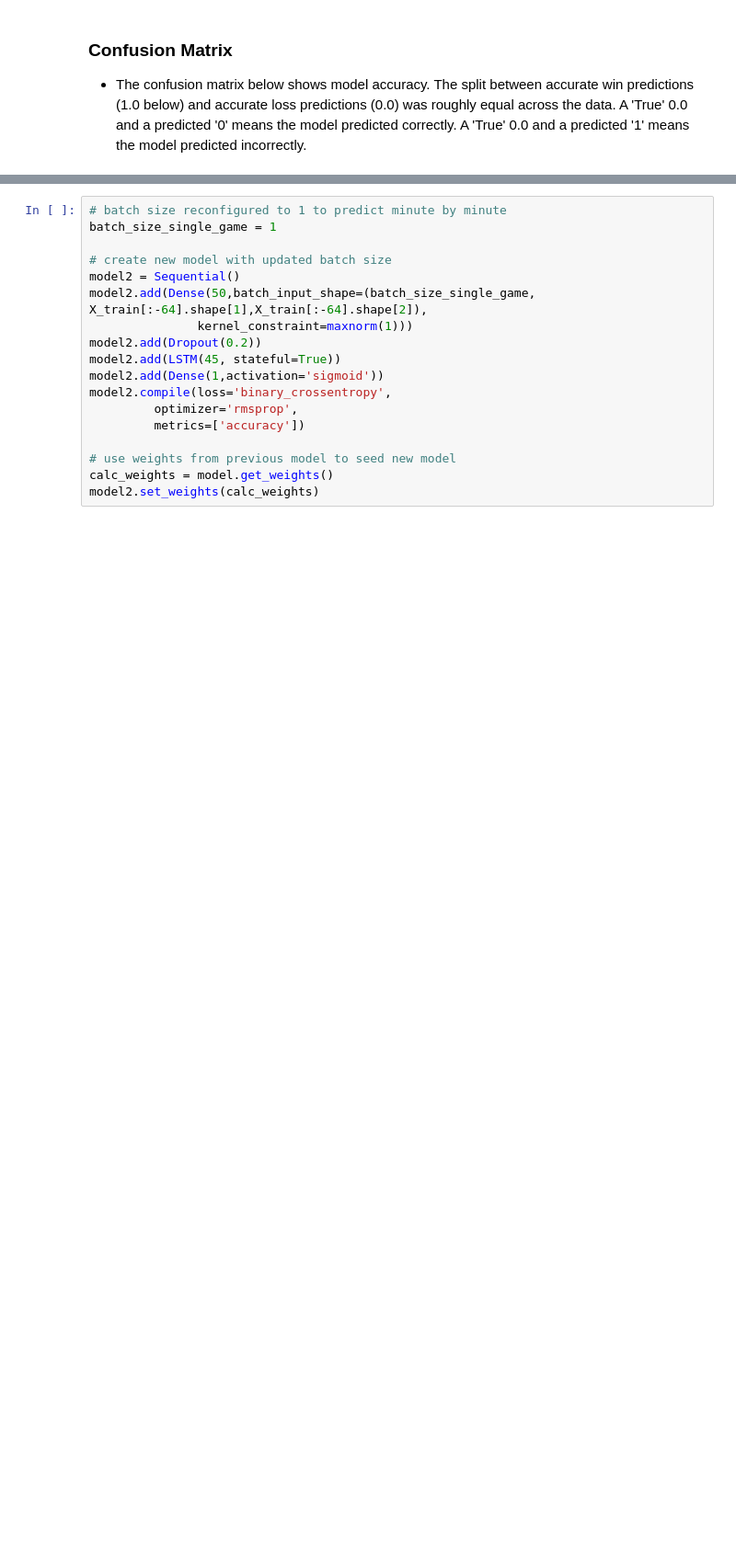
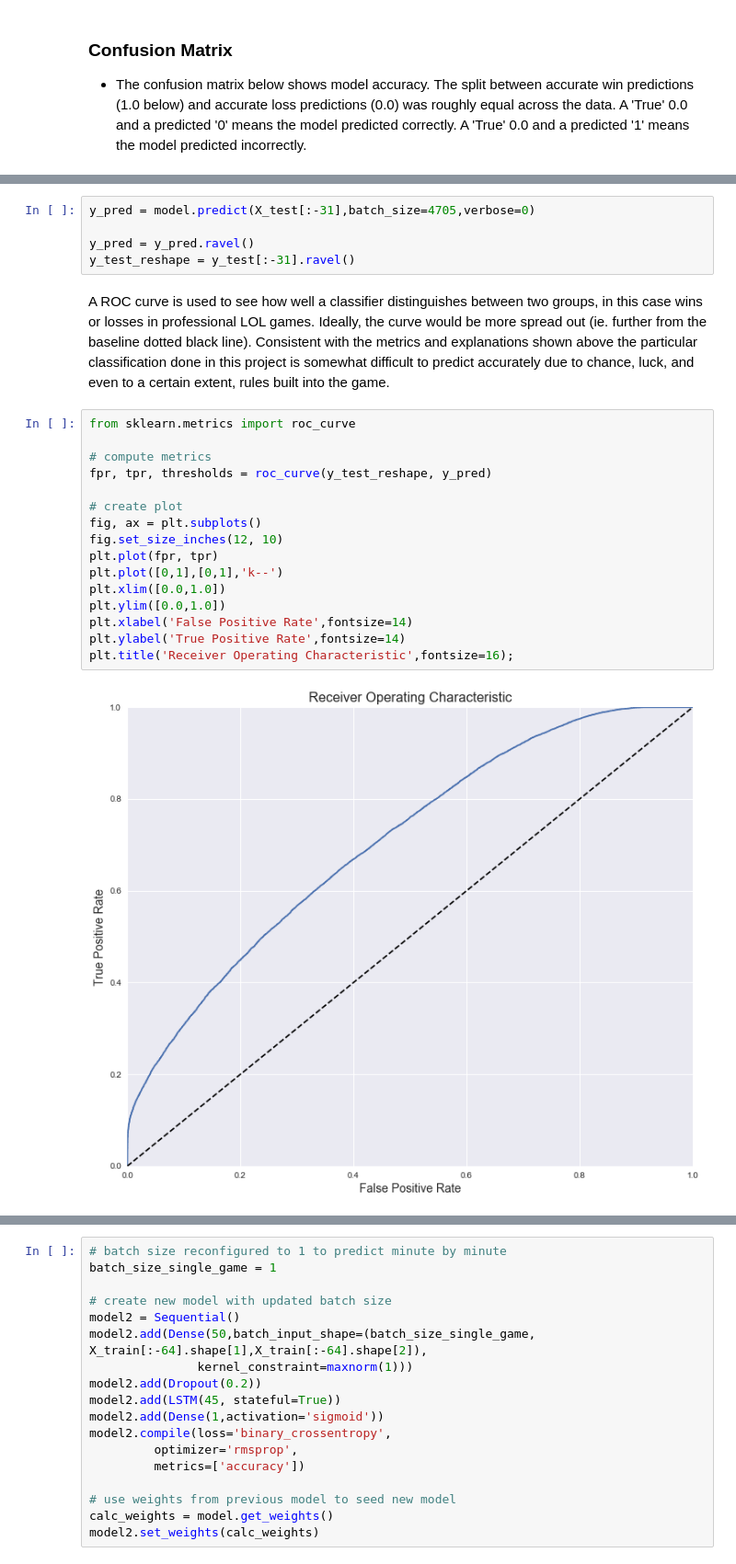
Before and after one commit to MPhillips55/Capstone_Project_2_League_of_Legends, a Jupyter notebook: Machine_Learning/LSTM_NN_to_predict_lol.ipynb, the cells around one changed output, grey strips where cells are left out. Shown at 92% size. Drawn from its saved outputs; the diff is of its cells as text; blank space fills up the shorter version.

Commit message:
additional explanations

```diff
--- a/Machine_Learning/LSTM_NN_to_predict_lol.ipynb
+++ b/Machine_Learning/LSTM_NN_to_predict_lol.ipynb
@@ -179,2 +207,27 @@ pd.crosstab(y_test[:-31].ravel(), y_pred.ravel(), rownames=['Actual'], colnames=
+# %%
+y_pred = model.predict(X_test[:-31],batch_size=4705,verbose=0)
+
+y_pred = y_pred.ravel()
+y_test_reshape = y_test[:-31].ravel()
+# %% [markdown]
+A ROC curve is used to see how well a classifier distinguishes between two groups, in this case wins or losses in professional LOL games. Ideally, the curve would be more spread out (ie. further from the baseline dotted black line). Consistent with the metrics and explanations shown above the particular classification done in this project is somewhat difficult to predict accurately due to chance, luck, and even to a certain extent, rules built into the game.
+# %%
+from sklearn.metrics import roc_curve
+
+# compute metrics
+fpr, tpr, thresholds = roc_curve(y_test_reshape, y_pred)
+
+# create plot
+fig, ax = plt.subplots()
+fig.set_size_inches(12, 10)
+plt.plot(fpr, tpr)
+plt.plot([0,1],[0,1],'k--')
+plt.xlim([0.0,1.0])
+plt.ylim([0.0,1.0])
+plt.xlabel('False Positive Rate',fontsize=14)
+plt.ylabel('True Positive Rate',fontsize=14)
+plt.title('Receiver Operating Characteristic',fontsize=16);
+# %% [output]
+[figure, added]
 # %% [markdown]
 # Minute by Minute Win Probability
```
Also changed, not shown: parts of 51 cells of this notebook.
